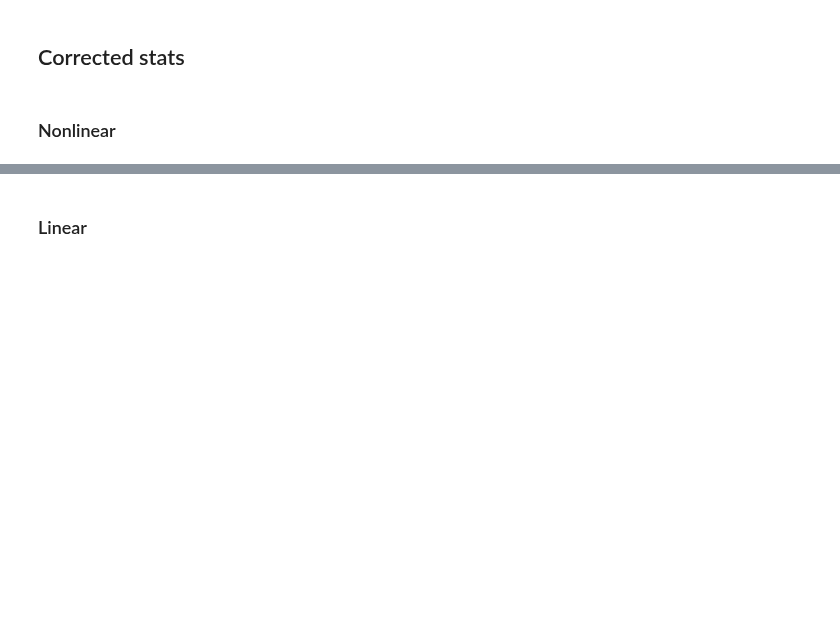
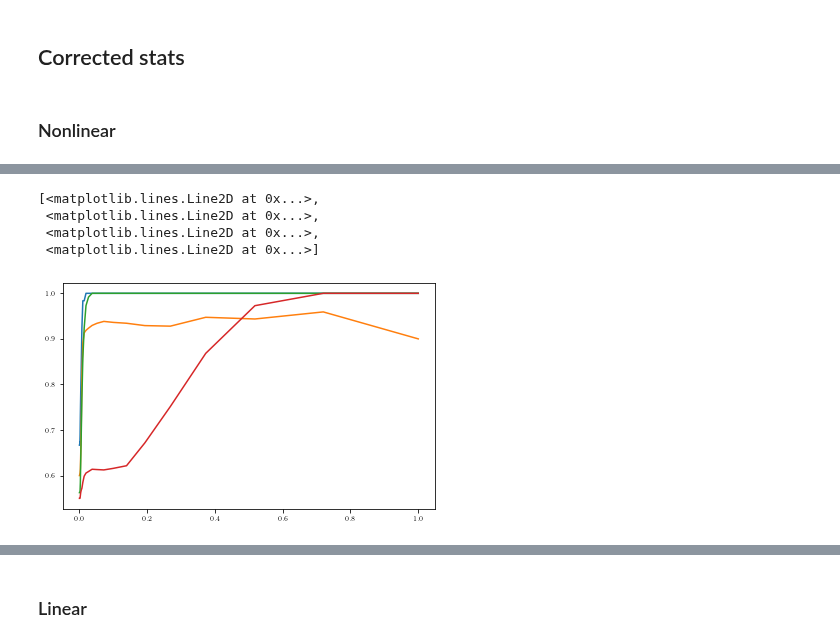
Before and after one commit to rpatrik96/nl-causal-representations, a Jupyter notebook: notebooks/synth_plots.ipynb, the cells around one changed output, grey strips where cells are left out. Cells and saved outputs as stored; diff of their text form; code cells hidden in the pictures; blank space fills up the shorter version.

```diff
--- a/notebooks/synth_plots.ipynb
+++ b/notebooks/synth_plots.ipynb
@@ -363,0 +330,8 @@ plt.plot(thresholds.T, recalls_nl.T)
+# %%
+plt.plot(thresholds.T, precisions_nl.T)
+# %% [output]
+[<matplotlib.lines.Line2D at 0x...>,
+ <matplotlib.lines.Line2D at 0x...>,
+ <matplotlib.lines.Line2D at 0x...>,
+ <matplotlib.lines.Line2D at 0x...>]
+[figure, added]
```
Also changed, not shown: parts of 13 cells of this notebook.
